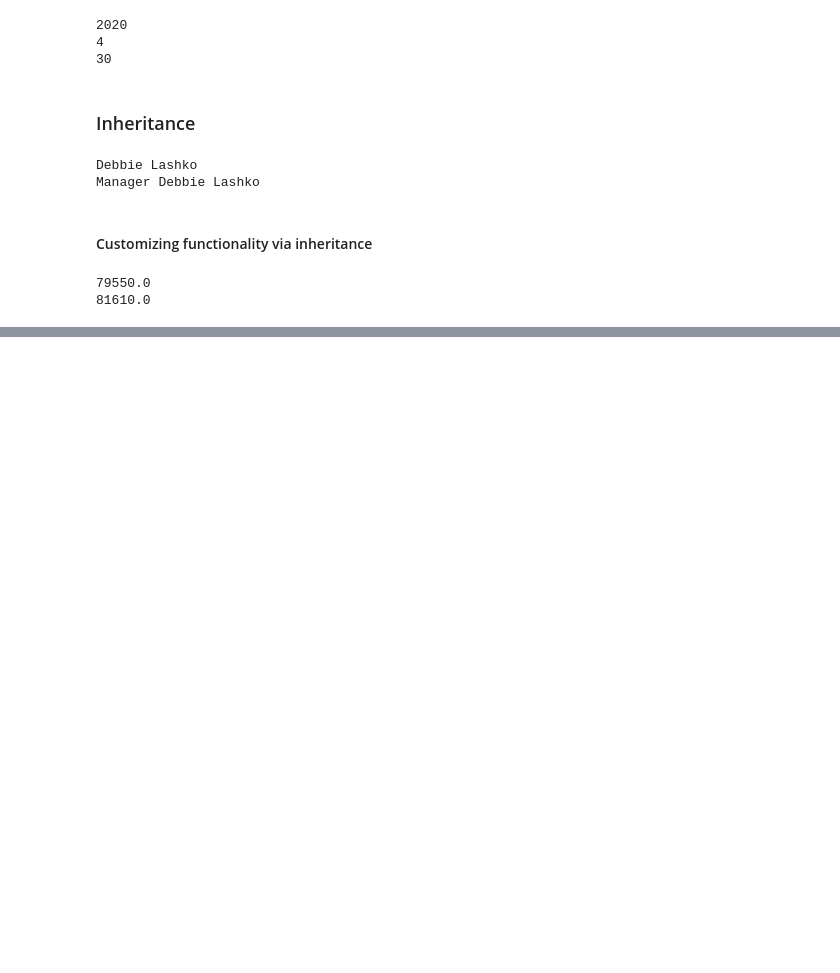
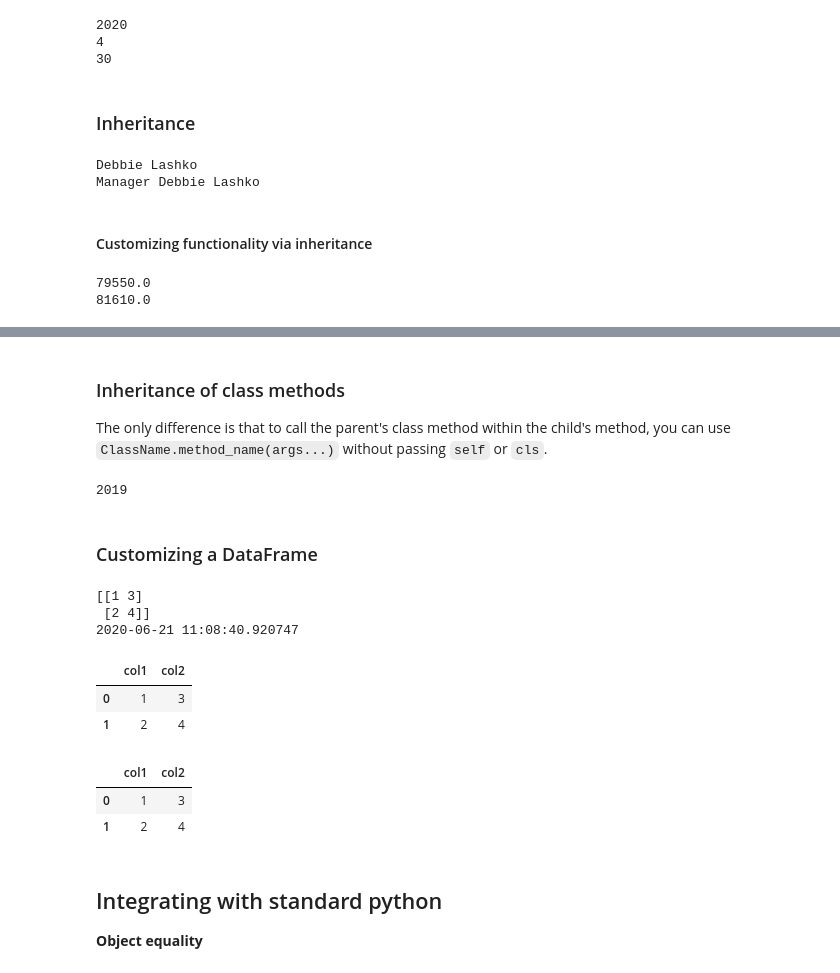
Before and after one commit to ianlim28/howto, a Jupyter notebook: understand_class/How to Class.ipynb, the cells around one changed output, grey strips where cells are left out. Drawn from its saved outputs; the diff is of its cells as text; code cells hidden in the pictures; blank space fills up the shorter version.

```diff
--- a/understand_class/How to Class.ipynb
+++ b/understand_class/How to Class.ipynb
@@ -317,0 +352,67 @@ print(mngr.salary)
+# %% [markdown]
+### Inheritance of class methods
+The only difference is that to call the parent's class method within the child's method, you can use `ClassName.method_name(args...)` without passing `self` or `cls`.
+# %%
+# Original from_str method for reference:
+#     @classmethod
+#     def from_str(cls, datestr):
+#         year, month, day = map(int, datestr.split("-"))
+#         return cls(year, month, day)
+
+class EvenBetterDate(BetterDate):
+    @classmethod
+    def from_str(cls, datestr, format="YYYY-MM-DD"):
+        if format == 'YYYY-MM-DD':
+            return BetterDate.from_str(datestr)
+        elif format == 'DD-MM-YYYY':
+            day, month, year = map(int, datestr.split('-'))
+            return cls(year, month, day)
+
+ebd_str = EvenBetterDate.from_str('02-12-2019', format='DD-MM-YYYY')
+print(ebd_str.year)
+# %% [output]
+2019
+# %% [markdown]
+### Customizing a DataFrame
+# %%
+import pandas as pd
+
+# Define LoggedDF inherited from pd.DataFrame and add the constructor
+class LoggedDF(pd.DataFrame):
+
+    def __init__(self, *args, **kwargs):
+        pd.DataFrame.__init__(self, *args, **kwargs)
+        self.created_at = datetime.today()
+
+    def to_csv(self, *args, **kwargs):
+        # Copy self to a temporary DataFrame
+        temp = self.copy()
+
+        # Create a new column filled with self.created at
+        temp['created_at'] = self.created_at
+
+        # Call pd.DataFrame.to_csv on temp with *args and **kwargs
+        pd.DataFrame.to_csv(temp, *args, **kwargs)
+
+ldf = LoggedDF({'col1':[1,2], 'col2':[3,4]})
+print(ldf.values)
+print(ldf.created_at)
+ldf
+# %% [output]
+[[1 3]
+ [2 4]]
+2020-06-21 11:08:40.920747
+|  | col1 | col2 |
+| 0 | 1 | 3 |
+| 1 | 2 | 4 |
+# %%
+# using the original function
+pd.DataFrame({'col1':[1,2], 'col2':[3,4]})
+# %% [output]
+|  | col1 | col2 |
+| 0 | 1 | 3 |
+| 1 | 2 | 4 |
+# %% [markdown]
+## Integrating with standard python
+
+**Object equality**
```
Also changed, not shown: parts of 22 cells of this notebook.
